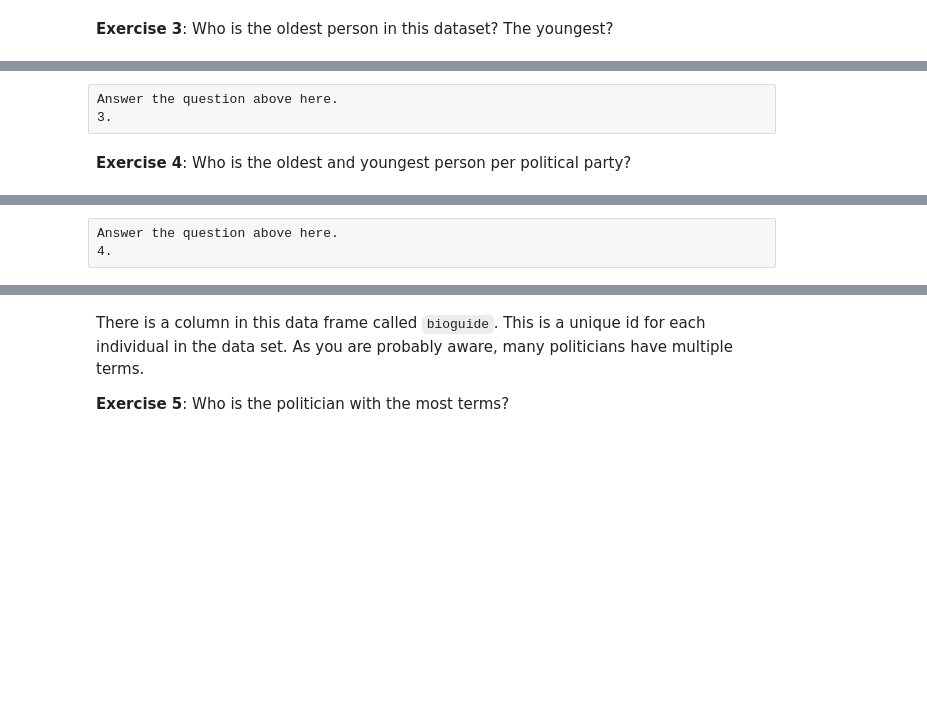
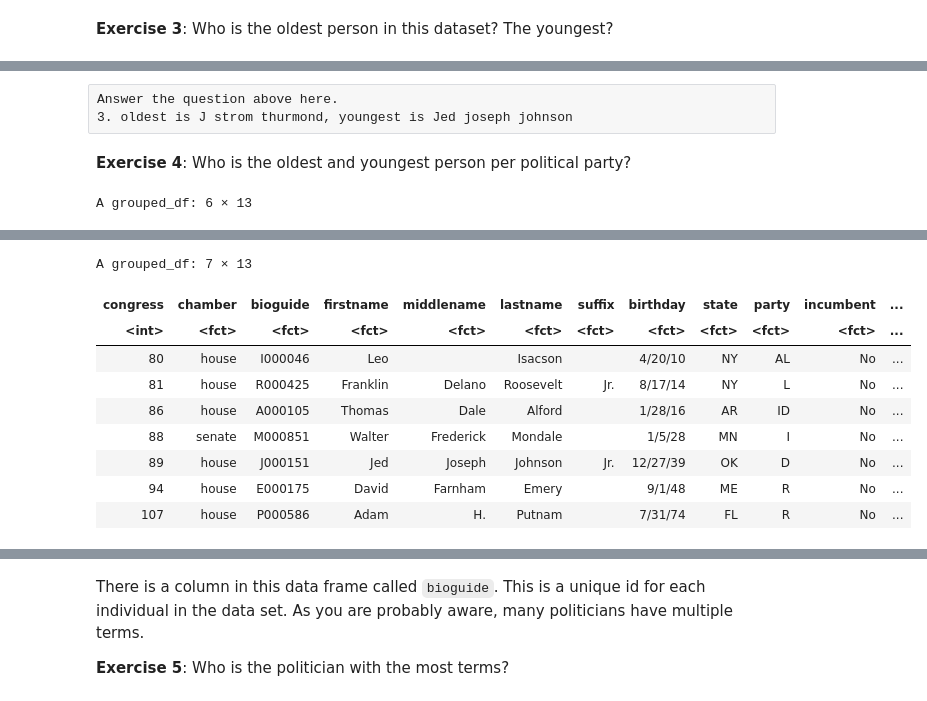
Before and after one commit to may96cc/f21dsa7010, a Jupyter notebook: modules/module2/exercises/exercises_descriptive_stats_r.ipynb, the cells around one changed output, grey strips where cells are left out. Cells and saved outputs as stored; diff of their text form; code cells hidden in the pictures; blank space fills up the shorter version.

```diff
--- a/modules/module2/exercises/exercises_descriptive_stats_r.ipynb
+++ b/modules/module2/exercises/exercises_descriptive_stats_r.ipynb
@@ -28,8 +69,12 @@ Answer the question above here.
 # %% [raw]
 Answer the question above here.
-3.
+3. oldest is J strom thurmond, youngest is Jed joseph johnson
 # %% [markdown]
 **Exercise 4**: Who is the oldest and youngest person per political party?
 # %%
 # Exercise 4 code goes here
 # -------------------------
+df %>% group_by(party) %>% filter(age == max(age))
+df %>% group_by(party) %>% filter(age == min(age))
+# %% [output]
+A grouped_df: 6 × 13
@@ -36,3 +89,10 @@ Answer the question above here.
+A grouped_df: 7 × 13
+| congress | chamber | bioguide | firstname | middlename | lastname | suffix | birthday | state | party | incumbent | ... |
+| <int> | <fct> | <fct> | <fct> | <fct> | <fct> | <fct> | <fct> | <fct> | <fct> | <fct> | ... |
+| 80 | house | I000046 | Leo |  | Isacson |  | 4/20/10 | NY | AL | No | ... |
+| 81 | house | R000425 | Franklin | Delano | Roosevelt | Jr. | 8/17/14 | NY | L | No | ... |
+| 86 | house | A000105 | Thomas | Dale | Alford |  | 1/28/16 | AR | ID | No | ... |
+| 88 | senate | M000851 | Walter | Frederick | Mondale |  | 1/5/28 | MN | I | No | ... |
+| 89 | house | J000151 | Jed | Joseph | Johnson | Jr. | 12/27/39 | OK | D | No | ... |
+| 94 | house | E000175 | David | Farnham | Emery |  | 9/1/48 | ME | R | No | ... |
+| 107 | house | P000586 | Adam | H. | Putnam |  | 7/31/74 | FL | R | No | ... |
-# %% [raw]
-Answer the question above here.
-4.
```
Also changed, not shown: parts of 19 cells of this notebook, 5 other files.
